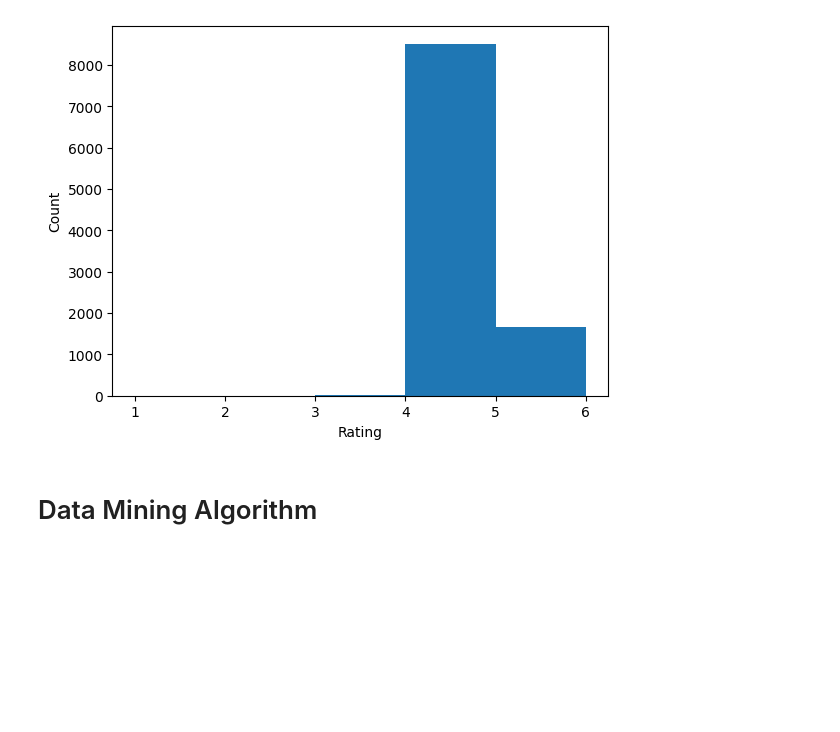
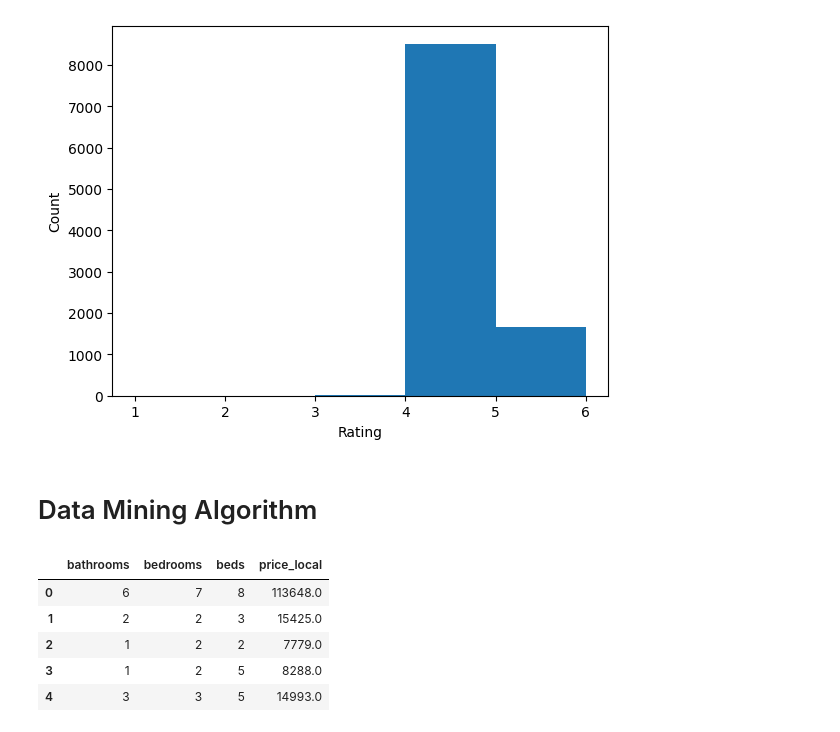
Before and after one commit to rimvelvet31/airbnb_data_mining_final_project, a Jupyter notebook: notebook.ipynb, the cells around one changed output. Saved outputs shown, nothing was run; the diff lists cells and outputs as text; code cells hidden in the pictures; blank space fills up the shorter version.

```diff
--- a/notebook.ipynb
+++ b/notebook.ipynb
@@ -105,3 +106,20 @@ Text(0, 0.5, 'Count')
 [figure]
 # %% [markdown]
 # Data Mining Algorithm
+# %%
+# select the relevant features to predict for price of airbnb in italy
+italy_properties = select_data("""
+    SELECT
+        bathrooms, bedrooms, beds, price_local
+    FROM properties
+    WHERE country_id = 46;
+""")
+
+italy_properties.head()
+# %% [output]
+|  | bathrooms | bedrooms | beds | price_local |
+| 0 | 6 | 7 | 8 | 113648.0 |
+| 1 | 2 | 2 | 3 | 15425.0 |
+| 2 | 1 | 2 | 2 | 7779.0 |
+| 3 | 1 | 2 | 5 | 8288.0 |
+| 4 | 3 | 3 | 5 | 14993.0 |
```
Also changed, not shown: parts of 12 cells of this notebook.
